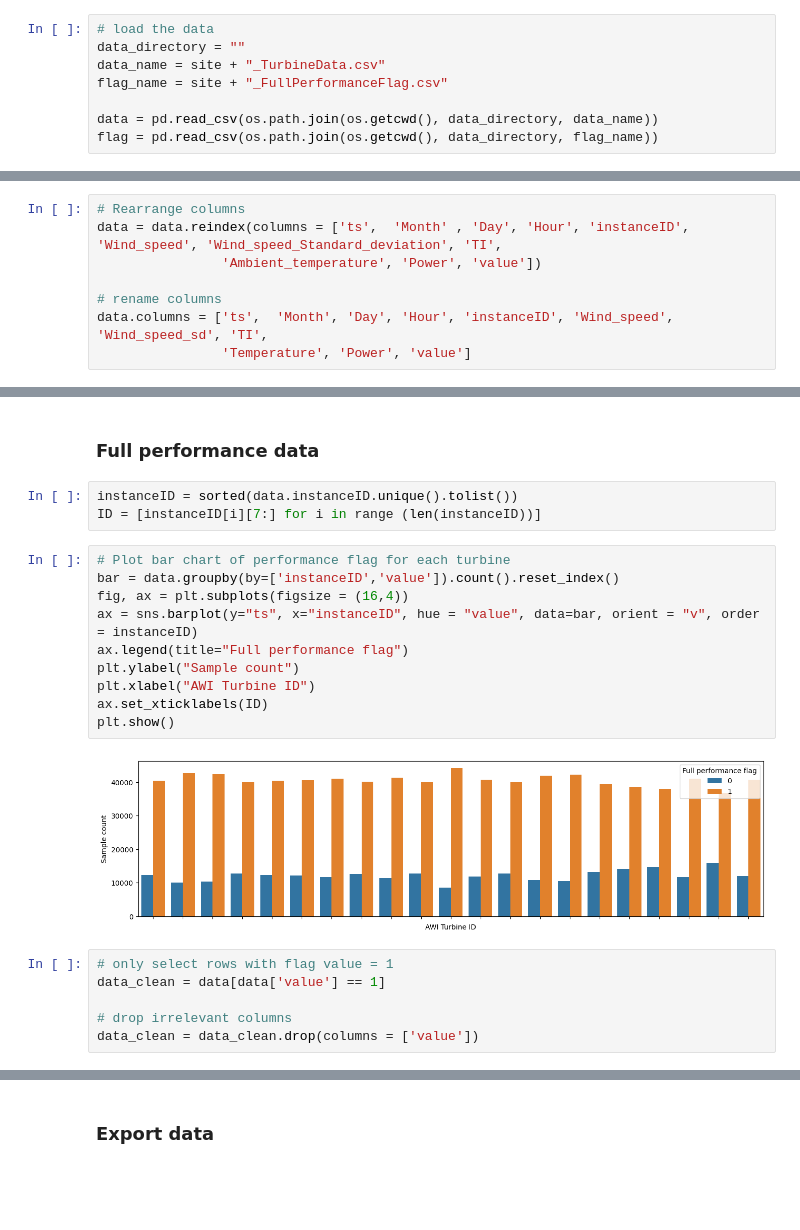
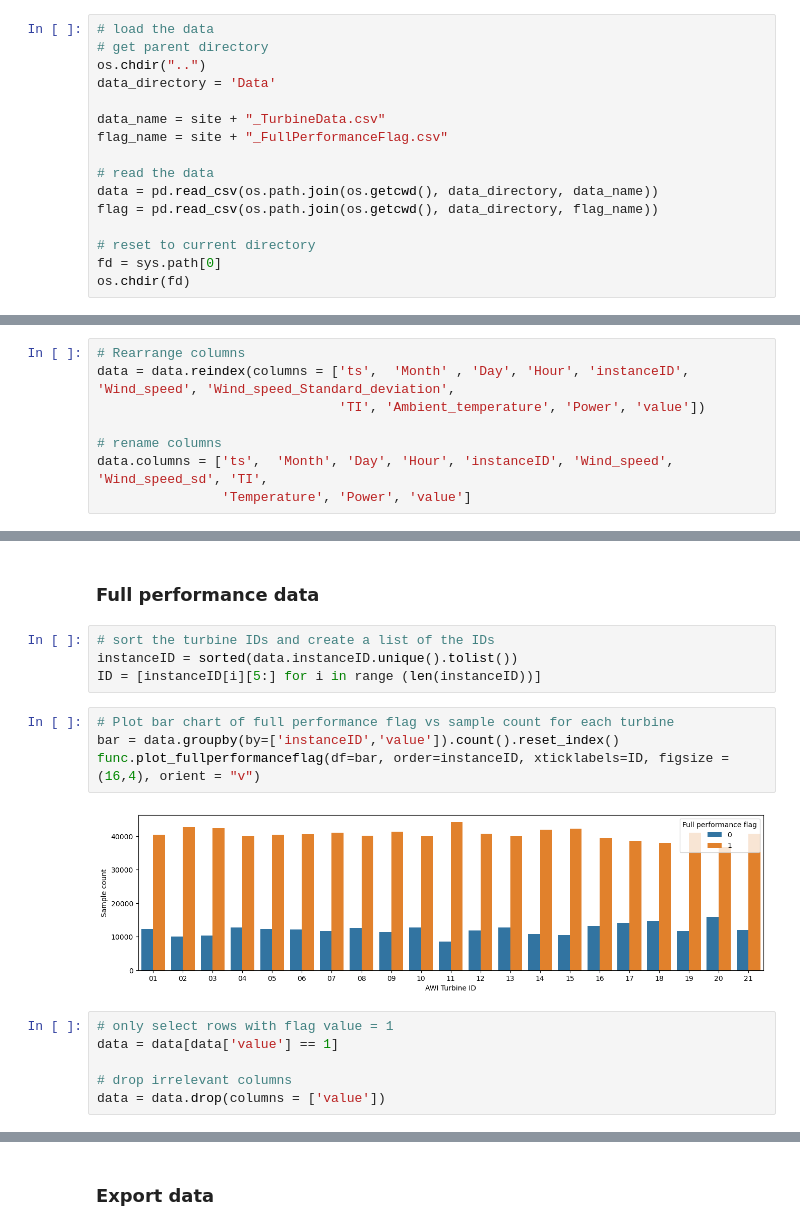
Before and after one commit to jingtingchong/Wind-turbine-performance-modelling, a Jupyter notebook: EDA/EDA-C.ipynb, the cells around one changed output, grey strips where cells are left out. Drawn from its saved outputs; the diff is of its cells as text; blank space fills up the shorter version.

```diff
--- a/EDA/EDA-C.ipynb
+++ b/EDA/EDA-C.ipynb
@@ -9,12 +11,20 @@ from matplotlib.ticker import (MultipleLocator, AutoMinorLocator)
 site = "C"
 # %%
 # load the data
-data_directory = ""
+# get parent directory
+os.chdir("..")
+data_directory = 'Data'
+
 data_name = site + "_TurbineData.csv"
 flag_name = site + "_FullPerformanceFlag.csv"
 
+# read the data
 data = pd.read_csv(os.path.join(os.getcwd(), data_directory, data_name))
 flag = pd.read_csv(os.path.join(os.getcwd(), data_directory, flag_name))
+
+# reset to current directory
+fd = sys.path[0]
+os.chdir(fd)
 # %%
 data.info()
 # %% [output]
@@ -85,8 +97,8 @@ array(['ts', 'instanceID', 'TI', 'Wind_speed', 'Power',
        'Month', 'Day', 'Hour'], dtype=object)
 # %%
 # Rearrange columns
-data = data.reindex(columns = ['ts',  'Month' , 'Day', 'Hour', 'instanceID', 'Wind_speed', 'Wind_speed_Standard_deviation', 'TI',
-                'Ambient_temperature', 'Power', 'value'])
+data = data.reindex(columns = ['ts',  'Month' , 'Day', 'Hour', 'instanceID', 'Wind_speed', 'Wind_speed_Standard_deviation',
+                               'TI', 'Ambient_temperature', 'Power', 'value'])
 
 # rename columns
 data.columns = ['ts',  'Month', 'Day', 'Hour', 'instanceID', 'Wind_speed', 'Wind_speed_sd', 'TI',
@@ -126,23 +144,18 @@ plt.show()
 # %% [markdown]
 ### Full performance data
 # %%
+# sort the turbine IDs and create a list of the IDs
 instanceID = sorted(data.instanceID.unique().tolist())
-ID = [instanceID[i][7:] for i in range (len(instanceID))]
+ID = [instanceID[i][5:] for i in range (len(instanceID))]
 # %%
-# Plot bar chart of performance flag for each turbine
+# Plot bar chart of full performance flag vs sample count for each turbine
 bar = data.groupby(by=['instanceID','value']).count().reset_index()
-fig, ax = plt.subplots(figsize = (16,4))
-ax = sns.barplot(y="ts", x="instanceID", hue = "value", data=bar, orient = "v", order = instanceID)
-ax.legend(title="Full performance flag")
-plt.ylabel("Sample count")
-plt.xlabel("AWI Turbine ID")
-ax.set_xticklabels(ID)
-plt.show()
+func.plot_fullperformanceflag(df=bar, order=instanceID, xticklabels=ID, figsize = (16,4), orient = "v")
 # %% [output]
-[figure, old version]
+[figure, new version]
 # %%
 # only select rows with flag value = 1
-data_clean = data[data['value'] == 1]
+data = data[data['value'] == 1]
 
 # drop irrelevant columns
-data_clean = data_clean.drop(columns = ['value'])
+data = data.drop(columns = ['value'])
```
Also changed, not shown: parts of 35 cells of this notebook, 1 other file.
